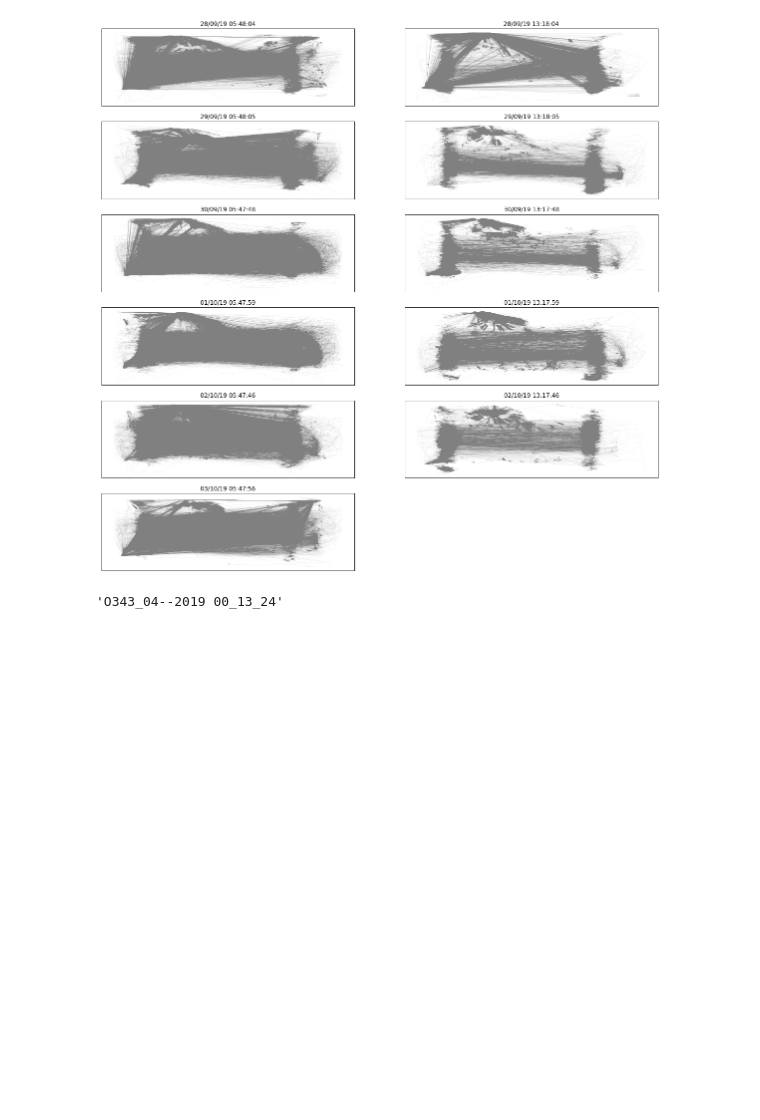
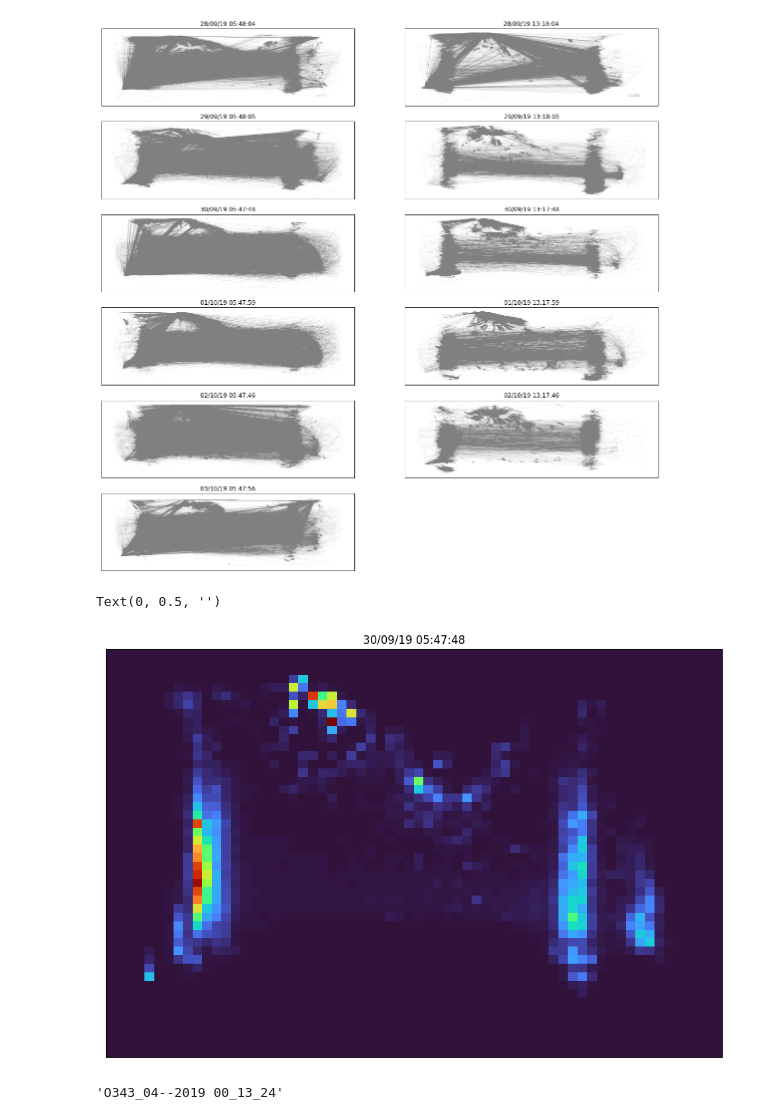
Before and after one commit to AbraaoAndrade/bird_tracking_analysis, a Jupyter notebook: project.ipynb, the cells around one changed output. Saved outputs shown, nothing was run; the diff lists cells and outputs as text; code cells hidden in the pictures; blank space fills up the shorter version.

```diff
--- a/project.ipynb
+++ b/project.ipynb
@@ -582,4 +549,6 @@ See the caveats in the documentation: https://pandas.pydata.org/pandas-docs/stab
   dataSet_all["coord_y_cat"] = pd.cut(dataSet_all["coord_y"].replace([120.5, 160.5], np.nan), bins=y_cats, labels=y_labels)
 # %%
 dataSet_all.to_csv("data/"+animal+"_df.csv", index=False)
+# %%
+dataSet_all = pd.read_csv(r"D:\IC\VPA\Untitled Folder\distance_plots\data\Or328_df.csv")
 # %%
@@ -627,3 +608,28 @@ for i, value in enumerate(values):
 # %%
 image_name = animal+"line_7h30m"
 fig.savefig(f'images/{image_name}.png', bbox_inches='tight', pad_inches=0)
+# %%
+step = 5
+y_cats = list(range(0,240+step, step))
+x_cats = list(range(0,320+step, step))
+y_labels = [(y_cats[i]+y_cats[i+1])/2 for i in range(len(y_cats)-1)]
+x_labels = [(x_cats[i]+x_cats[i+1])/2 for i in range(len(x_cats)-1)]
+# %%
+x = 4
+group = "7h30m"
+values = dataSet_all[group].dropna().unique()
+values
+df = dataSet_all[dataSet_all[group] == values[x]][["coord_x_cat", "coord_y_cat"]].dropna()
+fig = plt.figure(figsize=(12,8))
+
+
+ax = fig.add_subplot(1,1,1)
+ax.hist2d(df["coord_x_cat"], df["coord_y_cat"], bins=[x_cats, y_cats], cmap="turbo")
+ax.set_title(values[x])
+ax.set_xticks([])
+ax.set_yticks([])
+ax.set_xlabel("")
+ax.set_ylabel("")
+# %% [output]
+Text(0, 0.5, '')
+[figure, added]
```
Also changed, not shown: parts of 12 cells of this notebook, 11 other files.
